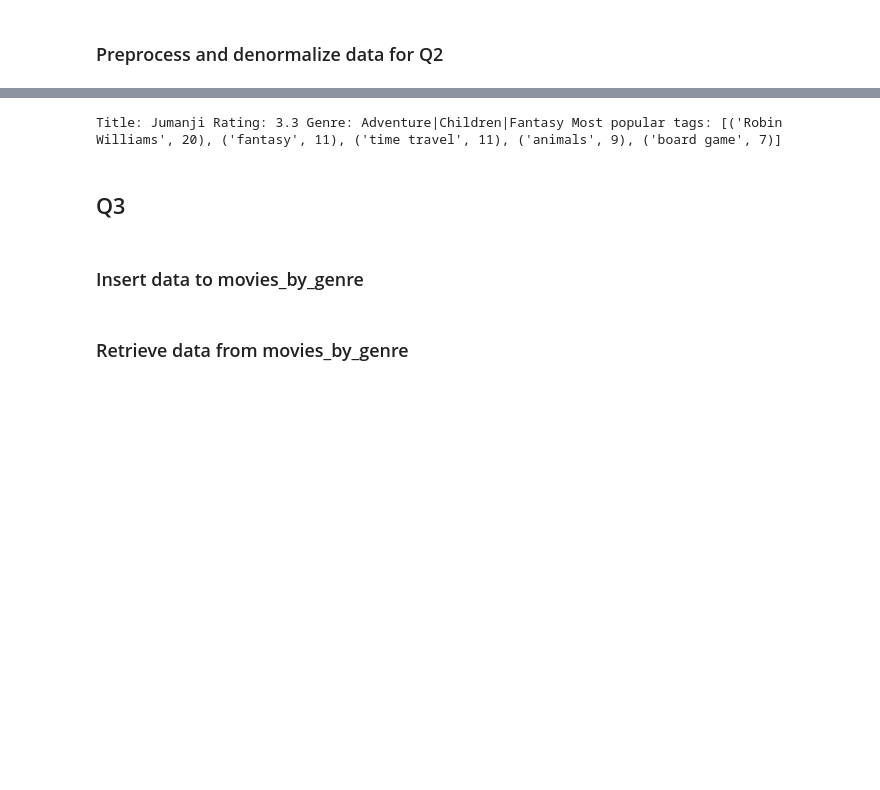
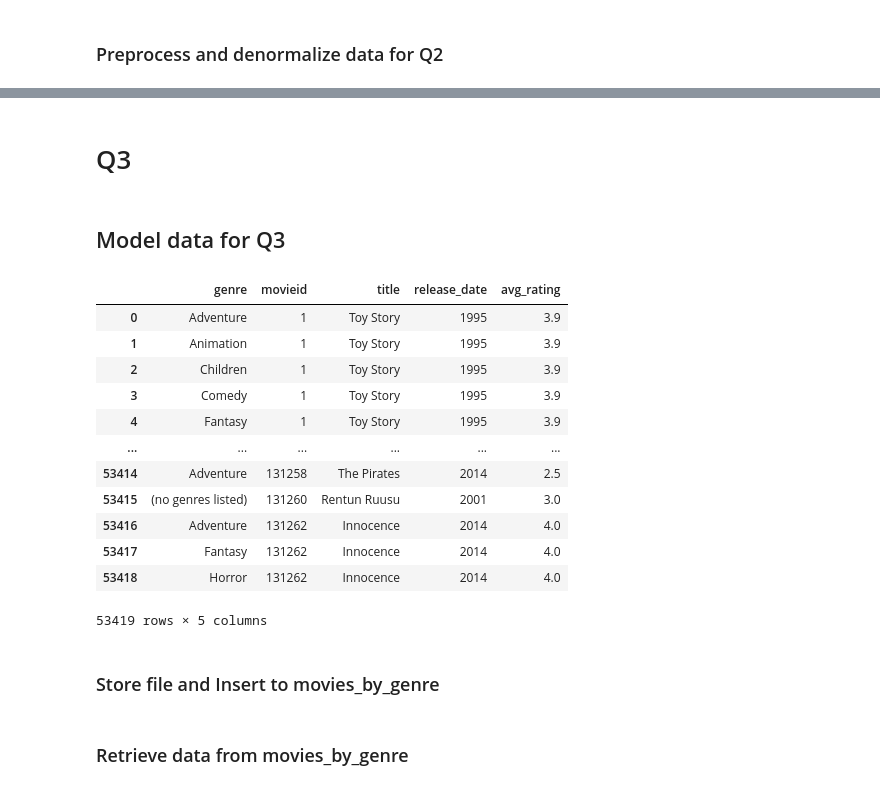
Before and after one commit to gkontogiannhs/Big-Data-Cassandra-Python, a Jupyter notebook: cassandra.ipynb, the cells around one changed output, grey strips where cells are left out. Cells and saved outputs as stored; diff of their text form; code cells hidden in the pictures; blank space fills up the shorter version.

```diff
--- a/cassandra.ipynb
+++ b/cassandra.ipynb
@@ -194,9 +186,39 @@ def select_from_movies_by_title(session, title):
-# %%
-# insert_into_movies_by_title(movies_ratings_tags, 1)
-select_from_movies_by_title(session, "Jumanji")
-# %% [output]
-Title: Jumanji Rating: 3.3 Genre: Adventure|Children|Fantasy Most popular tags: [('Robin Williams', 20), ('fantasy', 11), ('time travel', 11), ('animals', 9), ('board game', 7)]
 # %% [markdown]
-## Q3
+# Q3
+# %% [markdown]
+## Model data for Q3
+# %%
+# split genres per row
+b = DataFrame(movies['genres'].str.split('|').tolist(), index=movies['movieid']).stack()
+b = b.reset_index()[[0, 'movieid']]
+b.columns = ['genre', 'movieid']
+
+# left join the genres with movies
+movies_by_genre = merge(left=b, right=movies.drop(columns='genres', axis=1), left_on='movieid', right_on='movieid')
+# calc movie avg
+avgs = ratings.groupby(by='movieid')['rating'].mean().reset_index().rename(columns={'rating':'avg_rating'}).round(decimals=1)
+
+# join movies and ratins
+movies_by_genre = merge(left=movies_by_genre, right=avgs, left_on='movieid', right_on='movieid')
+
+# remove trash rows
+movies_by_genre = movies_by_genre[movies_by_genre['release_date'].str.len() == 4]
+movies_by_genre = movies_by_genre[movies_by_genre['genre'] != '(no genres listed)']
+
+movies_by_genre
+# %% [output]
+|  | genre | movieid | title | release_date | avg_rating |
+| 0 | Adventure | 1 | Toy Story | 1995 | 3.9 |
+| 1 | Animation | 1 | Toy Story | 1995 | 3.9 |
+| 2 | Children | 1 | Toy Story | 1995 | 3.9 |
+| 3 | Comedy | 1 | Toy Story | 1995 | 3.9 |
+| 4 | Fantasy | 1 | Toy Story | 1995 | 3.9 |
+| ... | ... | ... | ... | ... | ... |
+| 53414 | Adventure | 131258 | The Pirates | 2014 | 2.5 |
+| 53415 | (no genres listed) | 131260 | Rentun Ruusu | 2001 | 3.0 |
+| 53416 | Adventure | 131262 | Innocence | 2014 | 4.0 |
+| 53417 | Fantasy | 131262 | Innocence | 2014 | 4.0 |
+| 53418 | Horror | 131262 | Innocence | 2014 | 4.0 |
+53419 rows × 5 columns
 # %% [markdown]
-### Insert data to movies_by_genre
+### Store file and Insert to movies_by_genre
```
Also changed, not shown: parts of 49 cells of this notebook.
